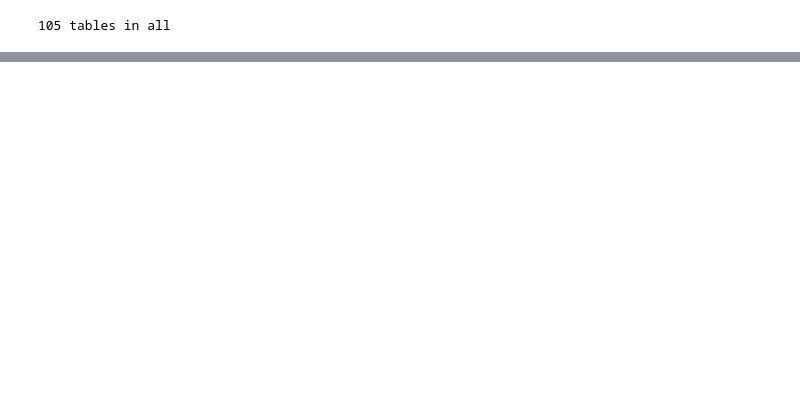
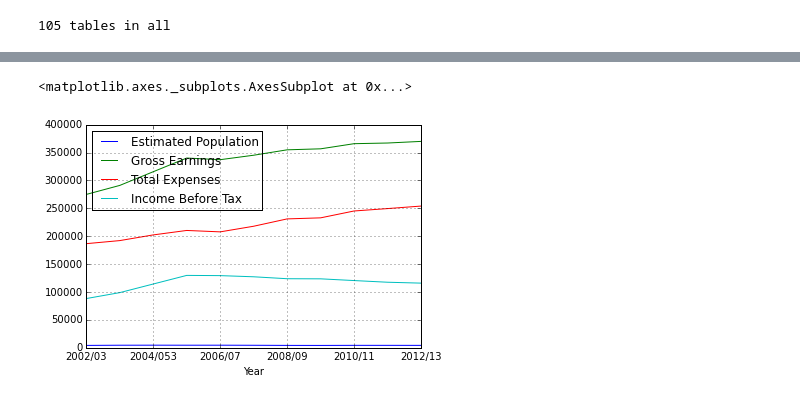
Before and after one commit to holdenweb/xl-tables, a Jupyter notebook: Investigations.ipynb, the cells around one changed output, grey strips where cells are left out. Saved outputs shown, nothing was run; the diff lists cells and outputs as text; code cells hidden in the pictures; blank space fills up the shorter version.

```diff
--- a/Investigations.ipynb
+++ b/Investigations.ipynb
@@ -806,0 +906,5 @@ Name: Practice Type, dtype: object
+# %%
+df.interpolate("linear").plot("Year")
+# %% [output]
+<matplotlib.axes._subplots.AxesSubplot at 0x...>
+[figure, added]
```
Also changed, not shown: parts of 78 cells of this notebook.
